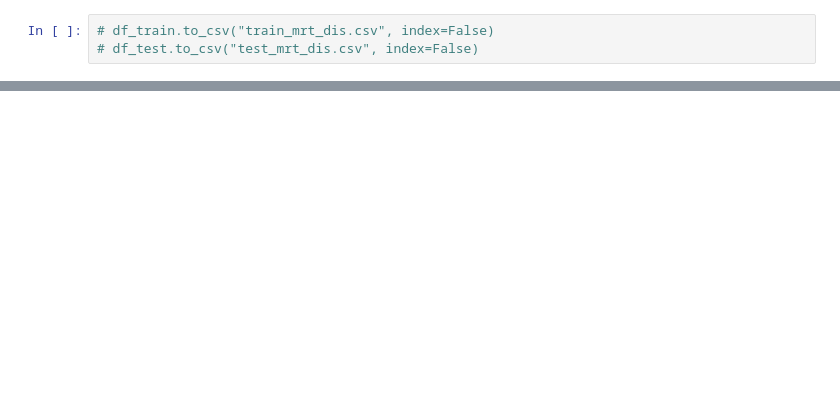
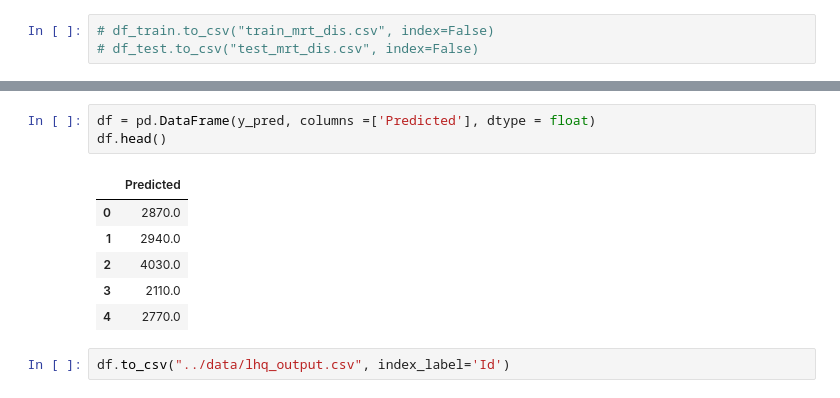
Before and after one commit to StephanieMussi/5228-group21-project, a Jupyter notebook: experiments/lhq.ipynb, the cells around one changed output, grey strips where cells are left out. Drawn from its saved outputs; the diff is of its cells as text; blank space fills up the shorter version.

```diff
--- a/experiments/lhq.ipynb
+++ b/experiments/lhq.ipynb
@@ -170,0 +201,12 @@ df_test.head()
+# %%
+df = pd.DataFrame(y_pred, columns =['Predicted'], dtype = float)
+df.head()
+# %% [output]
+|  | Predicted |
+| 0 | 2870.0 |
+| 1 | 2940.0 |
+| 2 | 4030.0 |
+| 3 | 2110.0 |
+| 4 | 2770.0 |
+# %%
+df.to_csv("../data/lhq_output.csv", index_label='Id')
```
Also changed, not shown: parts of 11 cells of this notebook, 1 other file.
